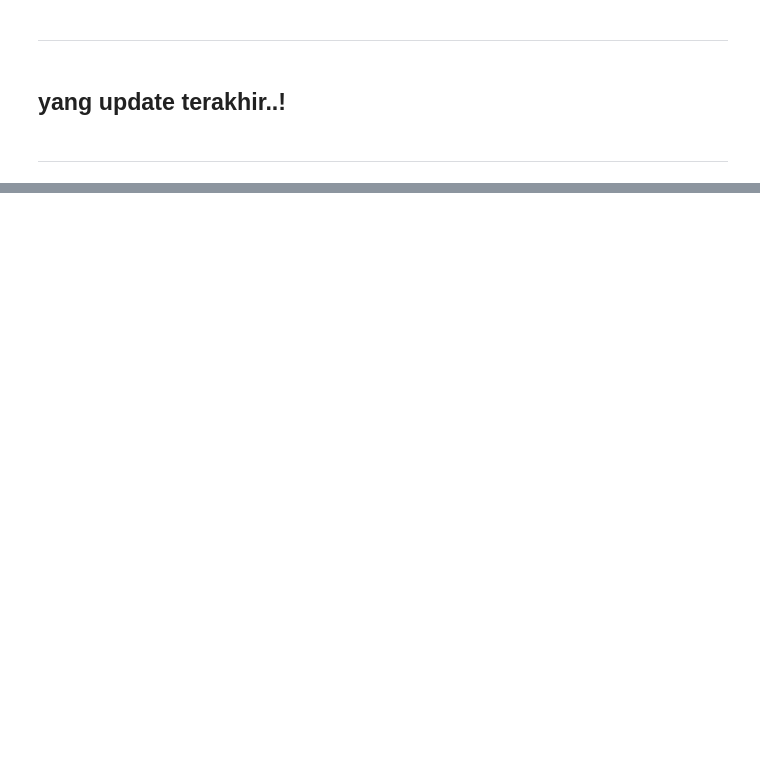
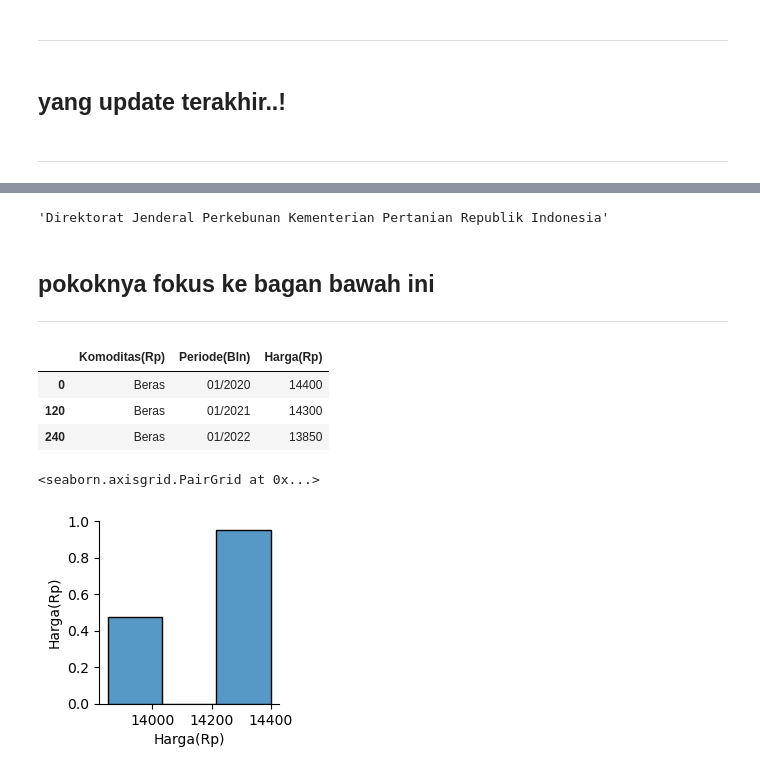
Before and after one commit to satrioadi96/projekpangan, a Jupyter notebook: running-test.ipynb, the cells around one changed output, grey strips where cells are left out. Saved outputs shown, nothing was run; the diff lists cells and outputs as text; code cells hidden in the pictures; blank space fills up the shorter version.

Commit message:
testing slice dataframe

```diff
--- a/running-test.ipynb
+++ b/running-test.ipynb
@@ -403 +429,29 @@ alt.Chart(psdc_dr_ml).mark_circle(size=45).encode(
 [interactive output not drawn]
+# %%
+'DIREKTORAT JENDERAL PERKEBUNAN KEMENTERIAN PERTANIAN REPUBLIK INDONESIA'.title()
+# %% [output]
+'Direktorat Jenderal Perkebunan Kementerian Pertanian Republik Indonesia'
+# %% [markdown]
+## pokoknya fokus ke bagan bawah ini
+_____________________________
+# %%
+import pandas as pd
+import altair as alt
+import seaborn as sns
+
+psd = pd.read_excel('daerah/harga-pasar-modern-daerah.xls')
+psd
+psdc = psd.copy()
+
+psdc_dr = psdc.drop(['No.', '11/2022'], axis=1)
+psdc_dr_ml = psdc_dr.melt('Komoditas(Rp)', var_name='Periode(Bln)', value_name='Harga(Rp)')
+psdc_dr_ml
+
+prx__ = psdc_dr_ml[psdc_dr_ml['Periode(Bln)'].str.match(r'(^01/.*)')]
+prx__d = prx__[prx__['Komoditas(Rp)'] == 'Beras']
+prx__d
+# %% [output]
+|  | Komoditas(Rp) | Periode(Bln) | Harga(Rp) |
+| 0 | Beras | 01/2020 | 14400 |
+| 120 | Beras | 01/2021 | 14300 |
+| 240 | Beras | 01/2022 | 13850 |
@@ -403,0 +460,5 @@ alt.Chart(psdc_dr_ml).mark_circle(size=45).encode(
+# %%
+sns.pairplot(prx__d)
+# %% [output]
+<seaborn.axisgrid.PairGrid at 0x...>
+[figure, added]
```
Also changed, not shown: parts of 5 cells of this notebook, 2 other files.
